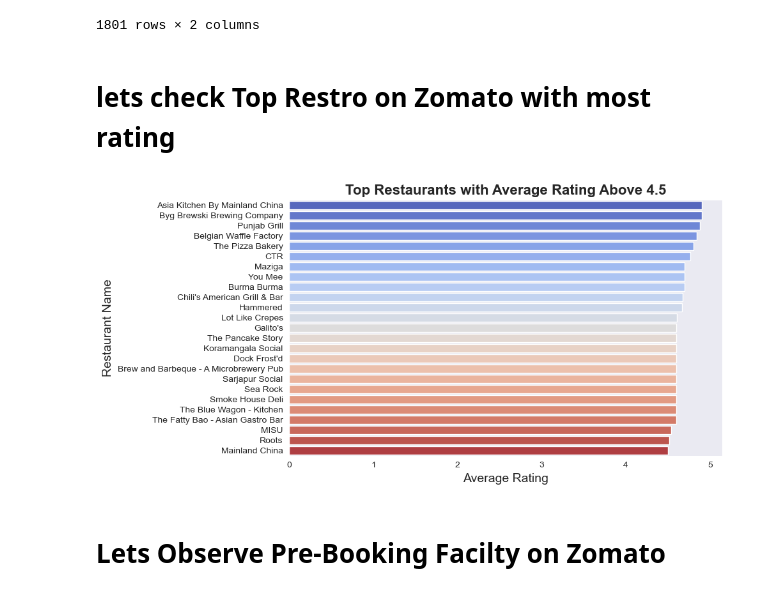
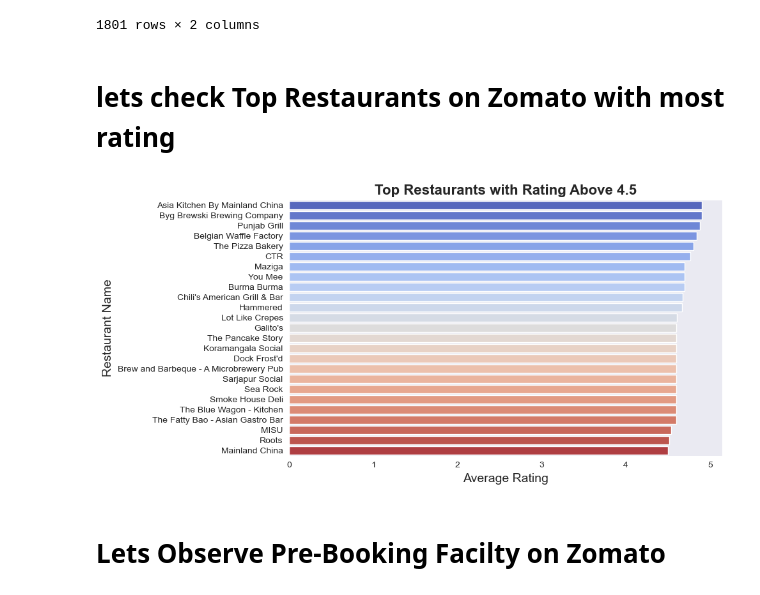
Before and after one commit to RJSINGH64/restaurant_rating-prediction, a Jupyter notebook: research.ipynb, the cells around one changed output. Cells and saved outputs as stored; diff of their text form; code cells hidden in the pictures.

```diff
--- a/research.ipynb
+++ b/research.ipynb
@@ -498,26 +498,26 @@ best_rating_restro
 | 4277 | nu.tree | 4.300000 |
 1801 rows × 2 columns
 # %% [markdown]
-# **lets check Top Restro on Zomato with most rating**
+# **lets check Top Restaurants on Zomato with most rating**
 # %%
 top_rated_restro= best_rating_restro[best_rating_restro["rate"]>4.5].sort_values(by="rate" ,ascending=False).reset_index().drop("index" , axis=1)
 
 # Plotting top-rated restaurants
 plt.figure(figsize=(10, 5))
 sns.barplot(
     y="name", x="rate", data=top_rated_restro, palette="coolwarm"
 )
 
 # Adding titles and labels
-plt.title("Top Restaurants with Average Rating Above 4.5", fontsize=16, fontweight='bold')
+plt.title("Top Restaurants with Rating Above 4.5", fontsize=16, fontweight='bold')
 plt.xlabel("Average Rating", fontsize=14)
 plt.ylabel("Restaurant Name", fontsize=14)
 
 # Show the plot
 plt.tight_layout()
 plt.show()
 # %% [output]
-[figure, old version]
+[figure, new version]
 # %% [markdown]
 # **Lets Observe Pre-Booking Facilty on Zomato**
 # %%
```
Also changed, not shown: parts of 36 cells of this notebook.
